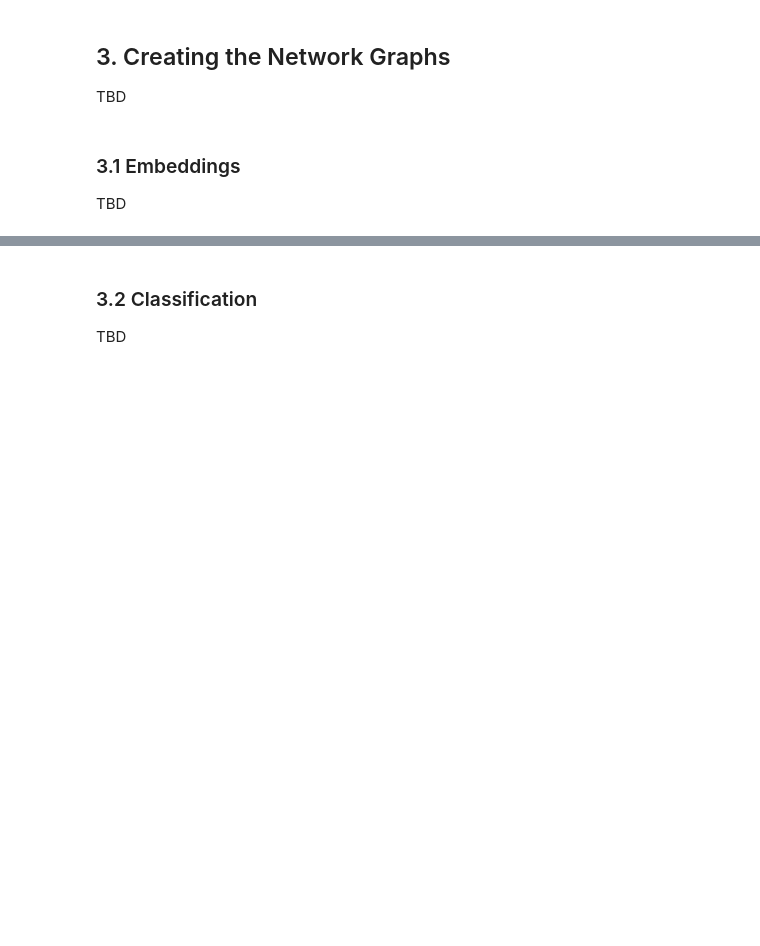
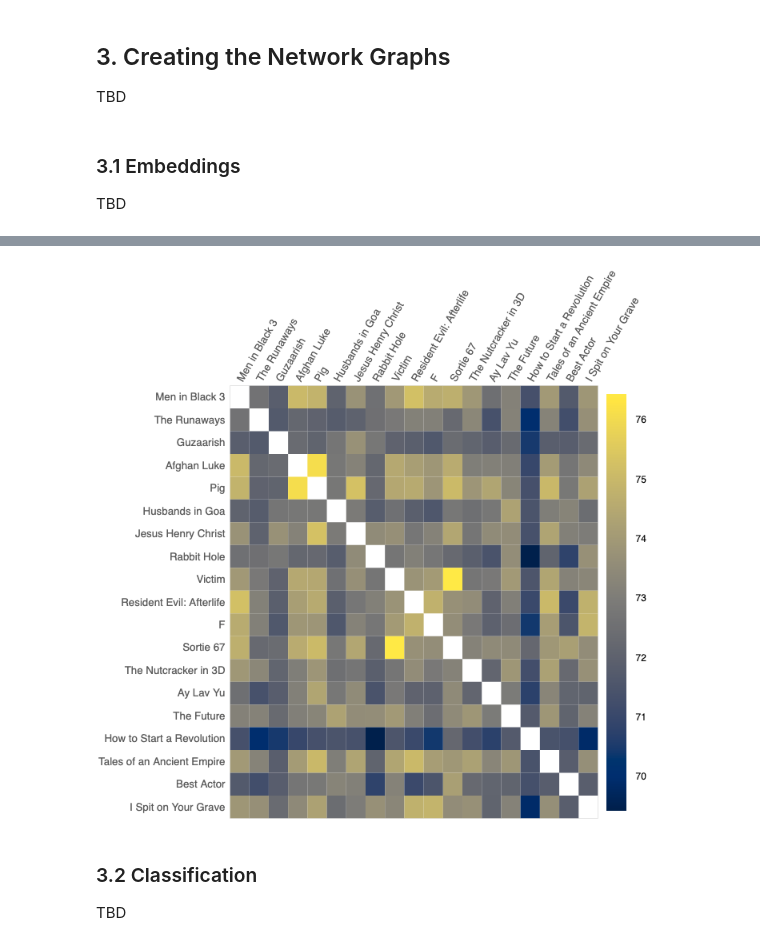
Before and after one commit to epfl-ada/ada-2023-project-adaroundtheworld2023, a Jupyter notebook: project_milestone_3.ipynb, the cells around one changed output, grey strips where cells are left out. Drawn from its saved outputs; the diff is of its cells as text; code cells hidden in the pictures; blank space fills up the shorter version.

Commit message:
add similarity matrix

```diff
--- a/project_milestone_3.ipynb
+++ b/project_milestone_3.ipynb
@@ -377,3 +380,10 @@ TBD
 ### 3.1 Embeddings <a class="anchor" id="embeddings"></a>
 
 TBD
+# %%
+similarity_dict = get_similarities_from_json(2010)
+
+similarity_df = get_similarity_df(df.set_index('wikipedia_id'), similarity_dict,  20)
+similarity_df.similarity = similarity_df.similarity * 100
+
+similarity_df.head(5)
@@ -380,3 +397,8 @@ TBD
+# %%
+plot = plot_similarity_matrix(similarity_df, width=700)
+get_screenshot_as_png(plot)
+# %% [output]
+[figure, added]
 # %% [markdown]
 ### 3.2 Classification <a class="anchor" id="classification"></a>
 
```
Also changed, not shown: parts of 5 cells of this notebook.
